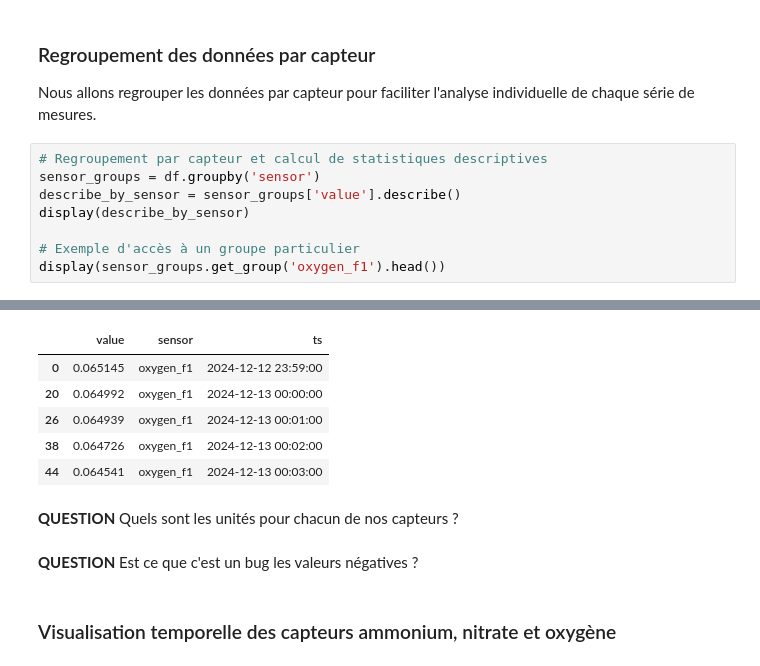
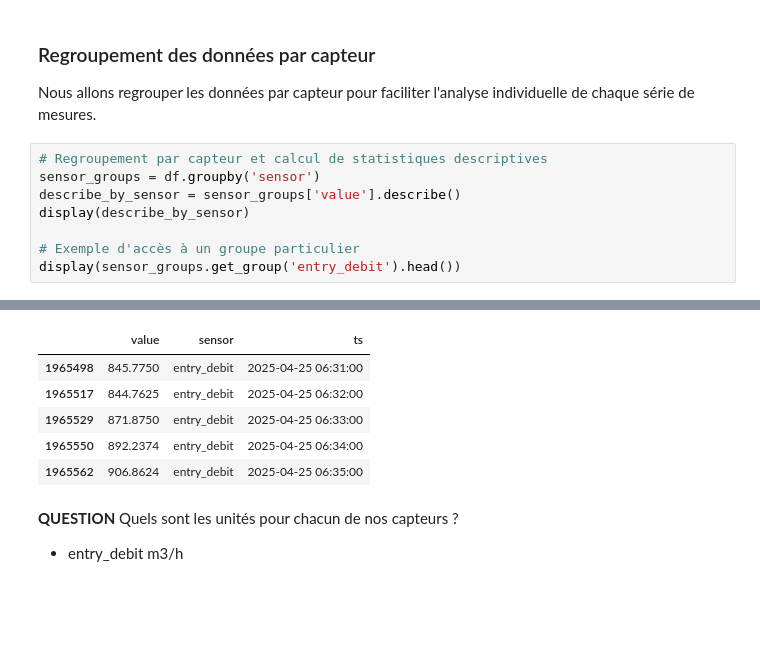
Before and after one commit to TortueAgile22/Capstone, a Jupyter notebook: py_ipynb_files/Sensor_C.ipynb, the cells around one changed output, grey strips where cells are left out. Cells and saved outputs as stored; diff of their text form; blank space fills up the shorter version.

Commit message:
analyse saisonnalité capteur C et vérification débit entrée = débit f1 + débit f2

```diff
--- a/py_ipynb_files/Sensor_C.ipynb
+++ b/py_ipynb_files/Sensor_C.ipynb
@@ -94,39 +97,36 @@ Nous allons regrouper les données par capteur pour faciliter l'analyse individu
 # %%
 # Regroupement par capteur et calcul de statistiques descriptives
 sensor_groups = df.groupby('sensor')
 describe_by_sensor = sensor_groups['value'].describe()
 display(describe_by_sensor)
 
 # Exemple d'accès à un groupe particulier
-display(sensor_groups.get_group('oxygen_f1').head())
+display(sensor_groups.get_group('entry_debit').head())
 # %% [output]
 |  | count | mean | std | min | 25% | 50% | 75% | max |
 | sensor |  |  |  |  |  |  |  |  |
 | ammonium_f1 | 560431.0 | 5.171233 | 4.921329 | 0.000000e+00 | 1.572060 | 4.316642 | 7.618134 | 1370.071777 |
 | ammonium_f2 | 560431.0 | 8.304147 | 8.928708 | 1.400000e-43 | 1.649547 | 5.365809 | 12.536170 | 73.779808 |
 | entry_debit | 371441.0 | 838.857812 | 341.257646 | 4.837494e+00 | 612.000000 | 747.450000 | 936.225000 | 1658.137000 |
 | entry_debit_f1 | 371444.0 | 408.234639 | 157.528010 | 1.006250e+01 | 303.562500 | 364.875000 | 454.500000 | 792.375000 |
 | entry_debit_f2 | 371444.0 | 409.784301 | 158.061548 | 1.081250e+01 | 304.750000 | 366.250000 | 456.625000 | 796.187500 |
 | exit_debit_f1 | 371444.0 | 420.929119 | 199.075853 | 1.423126e+01 | 287.581200 | 366.162500 | 494.243800 | 1100.000000 |
 | exit_debit_f2 | 371444.0 | 438.740027 | 207.361749 | 9.350006e+00 | 299.956200 | 388.437500 | 524.631300 | 1100.000000 |
 | mlss_f1 | 112084.0 | 3.560771 | 0.840727 | 0.000000e+00 | 2.985886 | 3.393473 | 4.194033 | 15.439375 |
 | mlss_f2 | 112084.0 | 3.674446 | 0.599212 | 0.000000e+00 | 3.200215 | 3.503851 | 4.113305 | 5.786873 |
 | nitrate_f1 | 560431.0 | 3.115266 | 3.692859 | 0.000000e+00 | 0.386371 | 2.176894 | 4.266165 | 65.519290 |
 | ... | ... | ... | ... | ... | ... | ... | ... | ... |
 | retour_vanne_12 | 1.0 | 1.000000 | NaN | 1.000000e+00 | 1.000000 | 1.000000 | 1.000000 | 1.000000 |
 | retour_vanne_25 | 3.0 | 0.333333 | 0.577350 | 0.000000e+00 | 0.000000 | 0.000000 | 0.500000 | 1.000000 |
 | retour_vanne_54 | 3.0 | 0.666667 | 0.577350 | 0.000000e+00 | 0.500000 | 1.000000 | 1.000000 | 1.000000 |
 | temperature_f1 | 560431.0 | 14.670004 | 4.100545 | 0.000000e+00 | 11.062500 | 14.750000 | 18.625000 | 21.500000 |
 | temperature_f2 | 560431.0 | 14.675593 | 4.170334 | -1.262500e+01 | 10.937500 | 14.875000 | 18.750000 | 25.875000 |
 |  | value | sensor | ts |
-| 0 | 0.065145 | oxygen_f1 | 2024-12-12 23:59:00 |
-| 20 | 0.064992 | oxygen_f1 | 2024-12-13 00:00:00 |
-| 26 | 0.064939 | oxygen_f1 | 2024-12-13 00:01:00 |
-| 38 | 0.064726 | oxygen_f1 | 2024-12-13 00:02:00 |
-| 44 | 0.064541 | oxygen_f1 | 2024-12-13 00:03:00 |
+| 1965498 | 845.7750 | entry_debit | 2025-04-25 06:31:00 |
+| 1965517 | 844.7625 | entry_debit | 2025-04-25 06:32:00 |
+| 1965529 | 871.8750 | entry_debit | 2025-04-25 06:33:00 |
+| 1965550 | 892.2374 | entry_debit | 2025-04-25 06:34:00 |
+| 1965562 | 906.8624 | entry_debit | 2025-04-25 06:35:00 |
 # %% [markdown]
 **QUESTION** Quels sont les unités pour chacun de nos capteurs ?
+- entry_debit m3/h
-# %% [markdown]
-**QUESTION** Est ce que c'est un bug les valeurs négatives ?
-# %% [markdown]
-### Visualisation temporelle des capteurs ammonium, nitrate et oxygène
```
Also changed, not shown: parts of 13 cells of this notebook.
